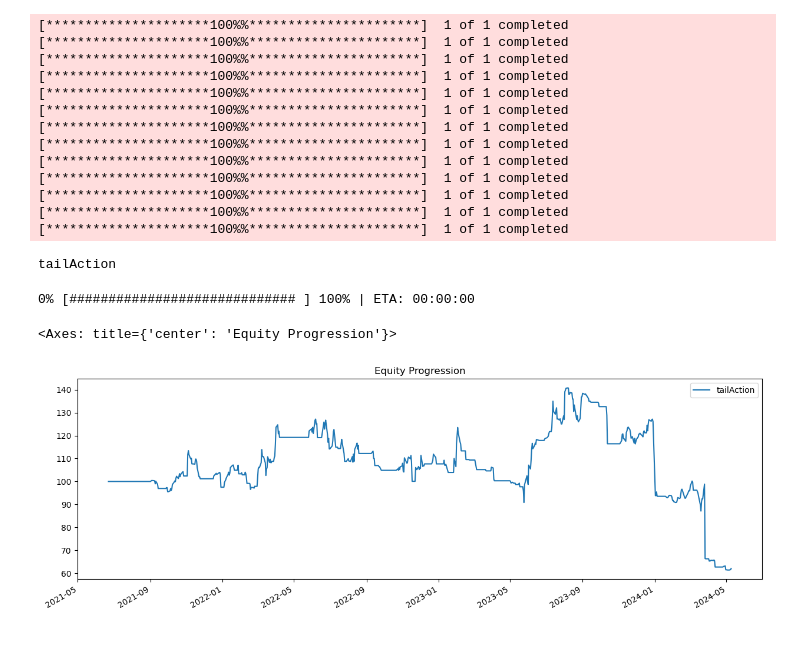
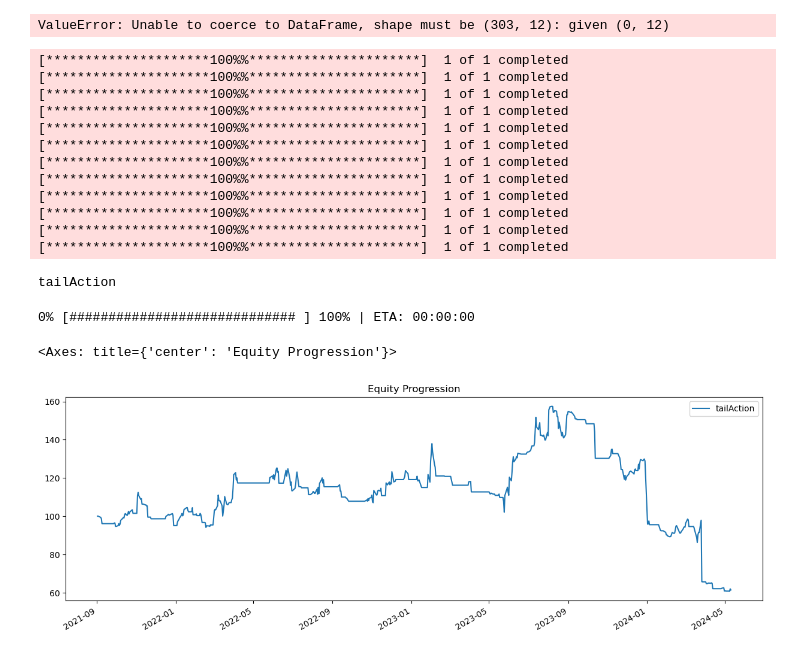
Before and after one commit to ab123-bruh/fund_temp, a Jupyter notebook: test.ipynb, the cells around one changed output. Saved outputs shown, nothing was run; the diff lists cells and outputs as text; code cells hidden in the pictures.

```diff
--- a/test.ipynb
+++ b/test.ipynb
@@ -4,7 +4,7 @@ import subprocess
 import bt
 import datetime as dt
 
-tickers = subprocess.run(args=["python", os.getcwd() + "\\data_cleaning.py"],text=True,stdout=subprocess.PIPE)
+tickers = subprocess.run(args=["python", os.getcwd() + "\\portfolio_allocation.py"],text=True,stdout=subprocess.PIPE)
 
 results = tickers.stdout.strip('""[]\n').split(', ')
 
@@ -87,7 +100,7 @@ def action_tickers(ticker,buy_indicator,sell_indicator):
 
 
 big = 2 * np.pi
-df_filter = (df - df.loc[df.index == start_date.strftime("%Y-%m-%d")].values)
+df_filter = (df - df.loc[df.index.date == start_date].values)
 
 # Calculate the mean and standard deviation
 
@@ -97,8 +110,8 @@ rolling_std = df_filter.rolling(window=50).std()
 buy_signal = df_filter < rolling_mean - (2 * rolling_std)
 sell_signal = df_filter > rolling_mean + (2 * rolling_std)
 
-buy_signal = buy_signal.loc[buy_signal.index >= start_date.strftime("%Y-%m-%d")]
-sell_signal = sell_signal.loc[sell_signal.index >= start_date.strftime("%Y-%m-%d")]
+buy_signal = buy_signal.loc[buy_signal.index.date >= start_date]
+sell_signal = sell_signal.loc[sell_signal.index.date >= start_date]
 
 ticker_action = pd.DataFrame(buy_signal.index)
 
@@ -109,6 +122,5 @@ date = ticker_action.pop("Date")
 ticker_action = ticker_action.set_index(date)
 
 ticker_action
-
-# plot_torus("cvx",big,rolling_mean.loc[rolling_mean.index >= start_date.strftime("%Y-%m-%d")],
-#            rolling_std.loc[rolling_std.index >= start_date.strftime("%Y-%m-%d")],buy_signal,sell_signal,len(ticker_action))
+# %% [output]
+ValueError: Unable to coerce to DataFrame, shape must be (303, 12): given (0, 12)
@@ -175,10 +190,10 @@ symbols = [element.strip("'\"") for element in results]
 
 # start = start_date - dt.timedelta(days=round((1.5*50)-1,0))
 
-if start.isoweekday() == 6:
-    start = start - dt.timedelta(days=1)
-elif start.isoweekday() == 7:
-    start = start + dt.timedelta(days=1)
+# if start.isoweekday() == 6:
+#     start = start - dt.timedelta(days=1)
+# elif start.isoweekday() == 7:
+#     start = start + dt.timedelta(days=1)
 
 df = bt.get(symbols,start="2014-01-01")
 
@@ -194,36 +209,35 @@ sell_signal = norm_price > rolling_mean + (2 * rolling_std)
 
 # bt.algos.WeighSpecified(**weights)
 
 
 strat = bt.Strategy('tailAction', [bt.algos.SelectWhere(sell_signal),
                                    bt.algos.WeighEqually(),
                                    bt.algos.Rebalance()])
 
 # now we create the Backtest
-t = bt.Backtest(strat, df.loc[df.index >= start_date.strftime("%Y-%m-%d")],integer_positions=False, progress_bar=True)
+t = bt.Backtest(strat, df.iloc[51:,:],integer_positions=False, progress_bar=True)
 
 # and let's run it!
 res = bt.run(t)
 
 res.plot()
 # %% [output]
 [*********************100%%**********************]  1 of 1 completed
 [*********************100%%**********************]  1 of 1 completed
 [*********************100%%**********************]  1 of 1 completed
 [*********************100%%**********************]  1 of 1 completed
 [*********************100%%**********************]  1 of 1 completed
 [*********************100%%**********************]  1 of 1 completed
 [*********************100%%**********************]  1 of 1 completed
 [*********************100%%**********************]  1 of 1 completed
 [*********************100%%**********************]  1 of 1 completed
 [*********************100%%**********************]  1 of 1 completed
 [*********************100%%**********************]  1 of 1 completed
 [*********************100%%**********************]  1 of 1 completed
-[*********************100%%**********************]  1 of 1 completed
 tailAction
 0% [############################# ] 100% | ETA: 00:00:00
 <Axes: title={'center': 'Equity Progression'}>
-[figure, old version]
+[figure, new version]
 # %%
 import bt
 
```
Also changed, not shown: parts of 4 cells of this notebook, 3 other files.
